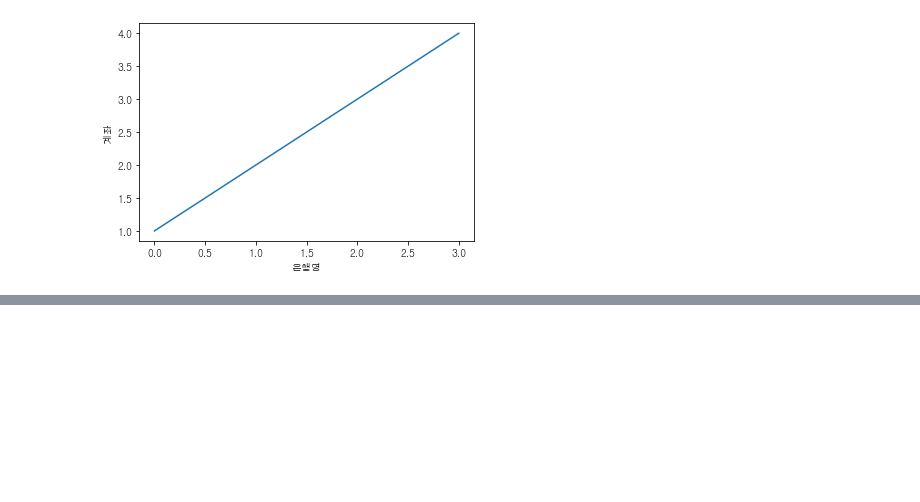
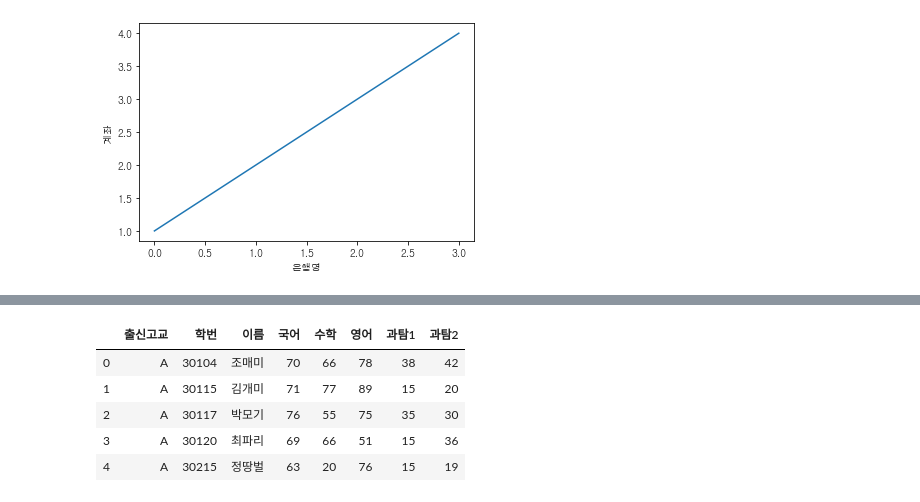
Before and after one commit to dpdlzpdl21/python_100-, a Jupyter notebook: 0622(30107박준아그래프).ipynb, the cells around one changed output, grey strips where cells are left out. Cells and saved outputs as stored; diff of their text form; code cells hidden in the pictures; blank space fills up the shorter version.

```diff
--- a/0622(30107박준아그래프).ipynb
+++ b/0622(30107박준아그래프).ipynb
@@ -105,0 +135,10 @@ Text(0.5, 0, '은행명')
+# %%
+t=df.head(5)
+t
+# %% [output]
+|  | 출신고교 | 학번 | 이름 | 국어 | 수학 | 영어 | 과탐1 | 과탐2 |
+| 0 | A | 30104 | 조매미 | 70 | 66 | 78 | 38 | 42 |
+| 1 | A | 30115 | 김개미 | 71 | 77 | 89 | 15 | 20 |
+| 2 | A | 30117 | 박모기 | 76 | 55 | 75 | 35 | 30 |
+| 3 | A | 30120 | 최파리 | 69 | 66 | 51 | 15 | 36 |
+| 4 | A | 30215 | 정땅벌 | 63 | 20 | 76 | 15 | 19 |
```
Also changed, not shown: parts of 9 cells of this notebook.
